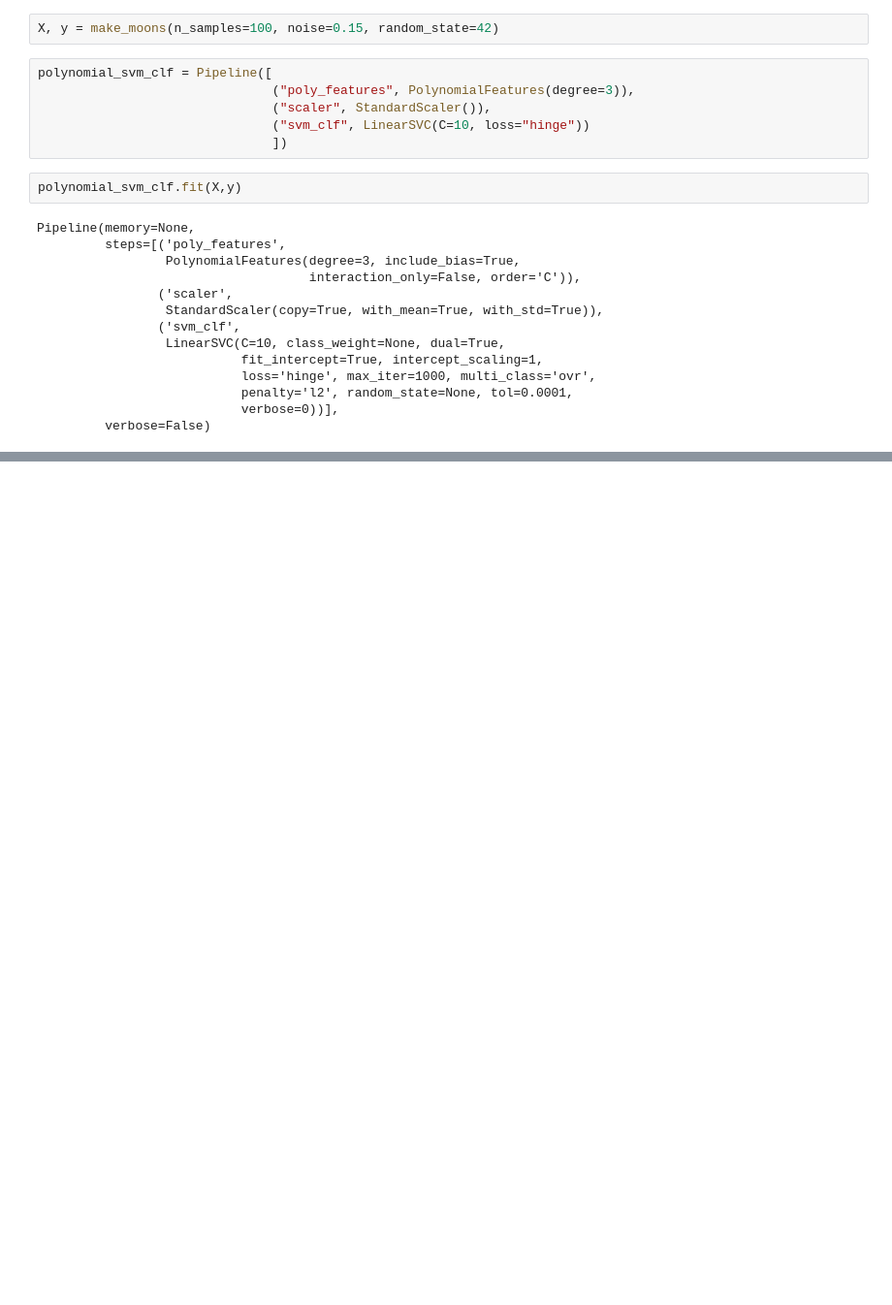
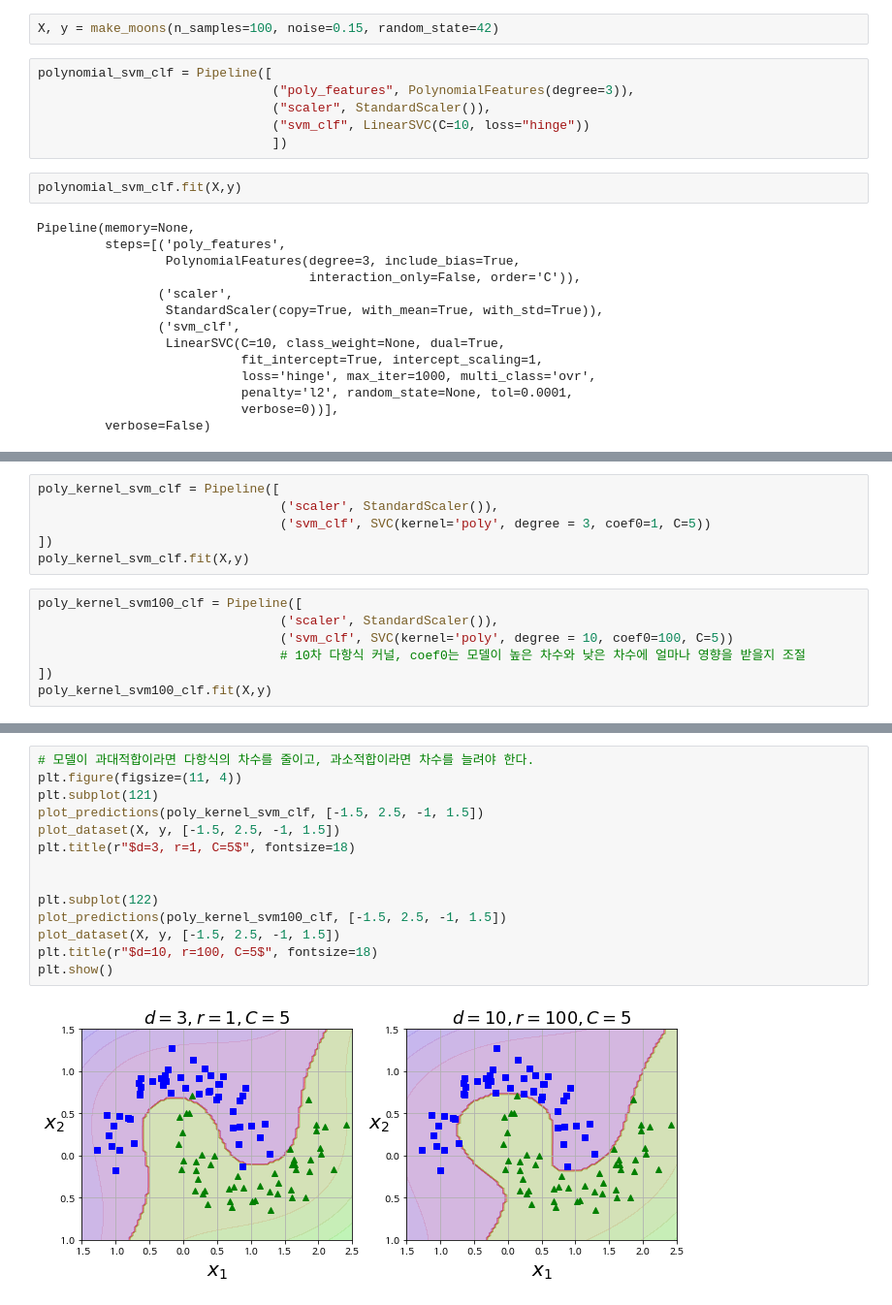
Before and after one commit to fora22/Data_Science, a Jupyter notebook: Support_Vector_Machine.ipynb, the cells around one changed output, grey strips where cells are left out. Shown at 97% size. Saved outputs shown, nothing was run; the diff lists cells and outputs as text; blank space fills up the shorter version.

```diff
--- a/Support_Vector_Machine.ipynb
+++ b/Support_Vector_Machine.ipynb
@@ -138,0 +159,13 @@ Pipeline(memory=None,
+# %%
+poly_kernel_svm_clf = Pipeline([
+                                ('scaler', StandardScaler()),
+                                ('svm_clf', SVC(kernel='poly', degree = 3, coef0=1, C=5))
+])
+poly_kernel_svm_clf.fit(X,y)
+# %%
+poly_kernel_svm100_clf = Pipeline([
+                                ('scaler', StandardScaler()),
+                                ('svm_clf', SVC(kernel='poly', degree = 10, coef0=100, C=5))
+                                # 10차 다항식 커널, coef0는 모델이 높은 차수와 낮은 차수에 얼마나 영향을 받을지 조절
+])
+poly_kernel_svm100_clf.fit(X,y)
@@ -138,0 +183,16 @@ Pipeline(memory=None,
+# %%
+# 모델이 과대적합이라면 다항식의 차수를 줄이고, 과소적합이라면 차수를 늘려야 한다.
+plt.figure(figsize=(11, 4))
+plt.subplot(121)
+plot_predictions(poly_kernel_svm_clf, [-1.5, 2.5, -1, 1.5])
+plot_dataset(X, y, [-1.5, 2.5, -1, 1.5])
+plt.title(r"$d=3, r=1, C=5$", fontsize=18)
+
+
+plt.subplot(122)
+plot_predictions(poly_kernel_svm100_clf, [-1.5, 2.5, -1, 1.5])
+plot_dataset(X, y, [-1.5, 2.5, -1, 1.5])
+plt.title(r"$d=10, r=100, C=5$", fontsize=18)
+plt.show()
+# %% [output]
+[figure, added]
```
Also changed, not shown: parts of 17 cells of this notebook.
